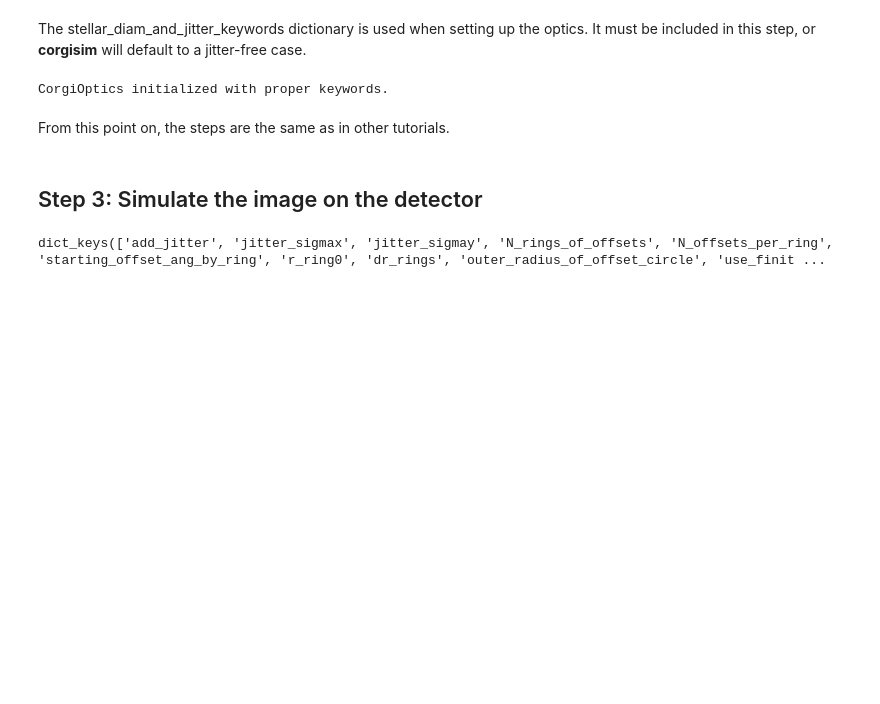
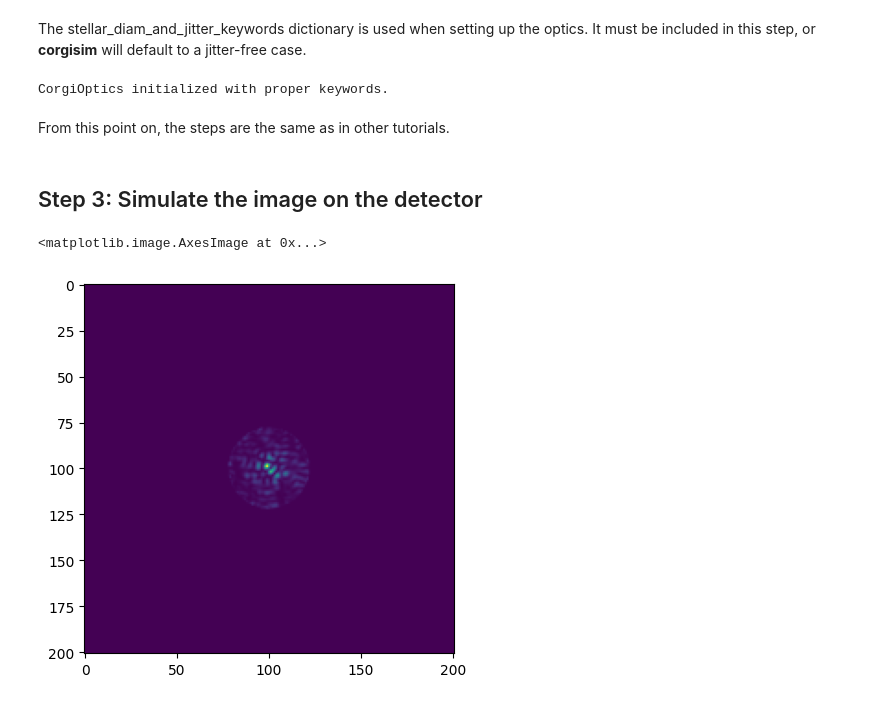
Before and after one commit to gershrange/corgisim, a Jupyter notebook: examples/jitter_tutorial.ipynb, the cells around one changed output. Cells and saved outputs as stored; diff of their text form; code cells hidden in the pictures; blank space fills up the shorter version.

```diff
--- a/examples/jitter_tutorial.ipynb
+++ b/examples/jitter_tutorial.ipynb
@@ -129,6 +124,9 @@ exp_time = 2000
 n_frames = 1
 simulatedImage_list = observation.generate_observation_sequence(base_scene,optics,detector,exp_time,n_frames)
-# %%
-optics.stellar_diam_and_jitter_keywords.keys()
-# %% [output]
-dict_keys(['add_jitter', 'jitter_sigmax', 'jitter_sigmay', 'N_rings_of_offsets', 'N_offsets_per_ring', 'starting_offset_ang_by_ring', 'r_ring0', 'dr_rings', 'outer_radius_of_offset_circle', 'use_finit ...
+# %%
+# Plot the host star image
+host_star_image = simulatedImage_list[0].host_star_image.data
+plt.imshow(host_star_image)
+# %% [output]
+<matplotlib.image.AxesImage at 0x...>
+[figure, added]
```
Also changed, not shown: parts of 6 cells of this notebook.
